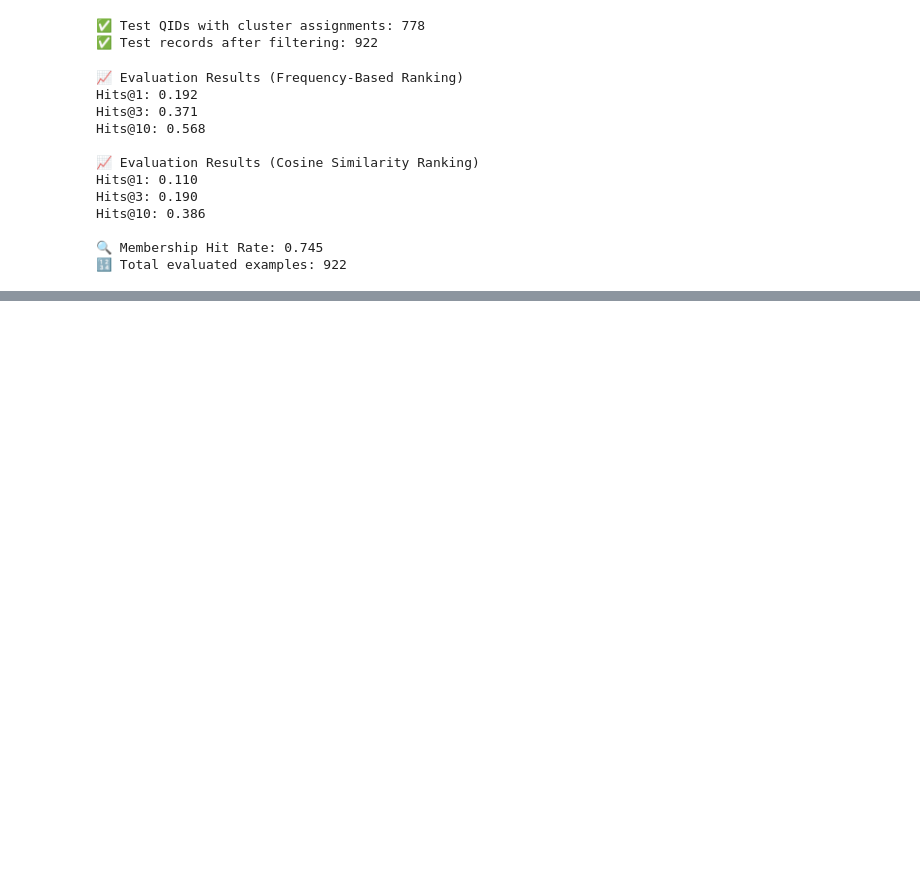
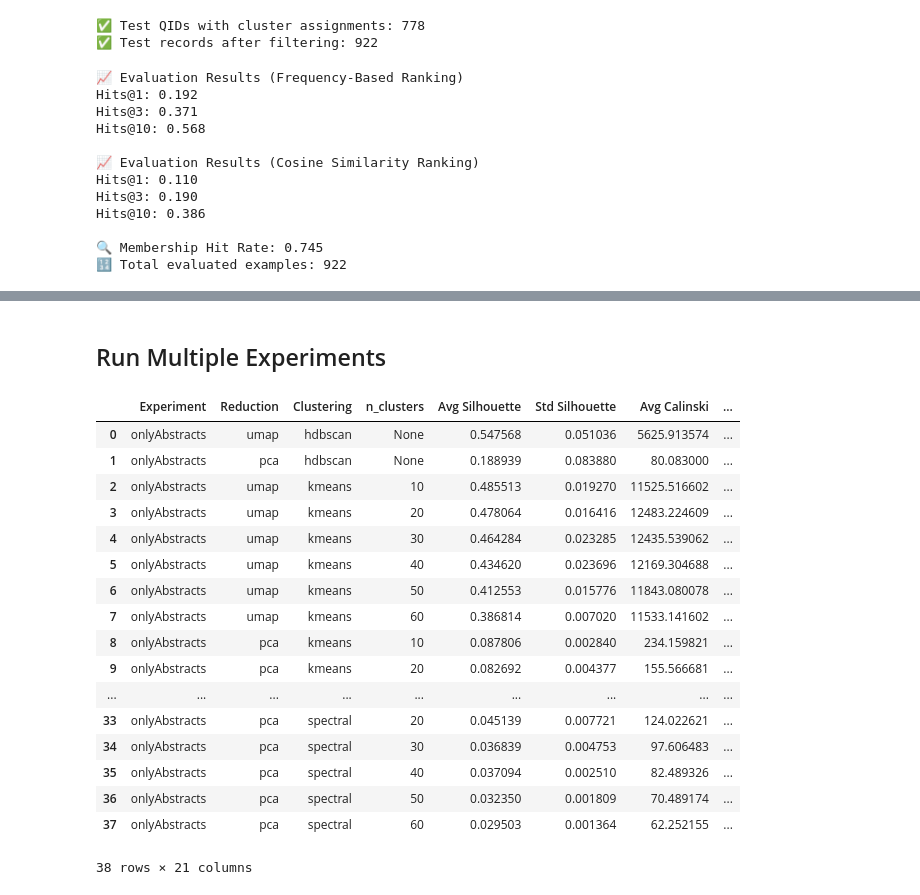
Before and after one commit to nicolasferranti/wd_user_recommendation, a Jupyter notebook: scripts/3-recommendation_and_evaluation.ipynb, the cells around one changed output, grey strips where cells are left out. Cells and saved outputs as stored; diff of their text form; code cells hidden in the pictures; blank space fills up the shorter version.

```diff
--- a/scripts/3-recommendation_and_evaluation.ipynb
+++ b/scripts/3-recommendation_and_evaluation.ipynb
@@ -200,0 +435,22 @@ Hits@10: 0.386
+# %%
+from sklearn.metrics import silhouette_score, calinski_harabasz_score, davies_bouldin_score
+
+# Get cluster labels
+train_labels = hdb.labels_
+
+# Filter out noise
+valid_mask = train_labels != -1
+X_valid = train_umap[valid_mask]
+labels_valid = train_labels[valid_mask]
+
+# Compute scores
+silhouette = silhouette_score(X_valid, labels_valid)
+ch_score = calinski_harabasz_score(X_valid, labels_valid)
+db_score = davies_bouldin_score(X_valid, labels_valid)
+
+# Print scores
+print("\n📊 Clustering Quality Metrics (Training Data Only)")
+print(f"Silhouette Score:        {silhouette:.3f}")
+print(f"Calinski-Harabasz Index: {ch_score:.2f}")
+print(f"Davies-Bouldin Index:    {db_score:.3f}")
+print(f"Clusters Found (excl. noise): {len(set(labels_valid))}")
@@ -200,0 +1167,2 @@ Hits@10: 0.386
+# %% [markdown]
+##  Run Multiple Experiments
@@ -200,0 +1222,23 @@ Hits@10: 0.386
+# %%
+final_results_df = run_multiple_clustering_experiments(df_valid, qid_to_embedding, "experiments/only_dbpedia_abstracts/clustering_experiments_onlyAbstracts.csv", "onlyAbstracts")
+# %%
+final_results_df
+# %% [output]
+|  | Experiment | Reduction | Clustering | n_clusters | Avg Silhouette | Std Silhouette | Avg Calinski | ... |
+| 0 | onlyAbstracts | umap | hdbscan | None | 0.547568 | 0.051036 | 5625.913574 | ... |
+| 1 | onlyAbstracts | pca | hdbscan | None | 0.188939 | 0.083880 | 80.083000 | ... |
+| 2 | onlyAbstracts | umap | kmeans | 10 | 0.485513 | 0.019270 | 11525.516602 | ... |
+| 3 | onlyAbstracts | umap | kmeans | 20 | 0.478064 | 0.016416 | 12483.224609 | ... |
+| 4 | onlyAbstracts | umap | kmeans | 30 | 0.464284 | 0.023285 | 12435.539062 | ... |
+| 5 | onlyAbstracts | umap | kmeans | 40 | 0.434620 | 0.023696 | 12169.304688 | ... |
+| 6 | onlyAbstracts | umap | kmeans | 50 | 0.412553 | 0.015776 | 11843.080078 | ... |
+| 7 | onlyAbstracts | umap | kmeans | 60 | 0.386814 | 0.007020 | 11533.141602 | ... |
+| 8 | onlyAbstracts | pca | kmeans | 10 | 0.087806 | 0.002840 | 234.159821 | ... |
+| 9 | onlyAbstracts | pca | kmeans | 20 | 0.082692 | 0.004377 | 155.566681 | ... |
+| ... | ... | ... | ... | ... | ... | ... | ... | ... |
+| 33 | onlyAbstracts | pca | spectral | 20 | 0.045139 | 0.007721 | 124.022621 | ... |
+| 34 | onlyAbstracts | pca | spectral | 30 | 0.036839 | 0.004753 | 97.606483 | ... |
+| 35 | onlyAbstracts | pca | spectral | 40 | 0.037094 | 0.002510 | 82.489326 | ... |
+| 36 | onlyAbstracts | pca | spectral | 50 | 0.032350 | 0.001809 | 70.489174 | ... |
+| 37 | onlyAbstracts | pca | spectral | 60 | 0.029503 | 0.001364 | 62.252155 | ... |
+38 rows × 21 columns
```
Also changed, not shown: parts of 14 cells of this notebook.
